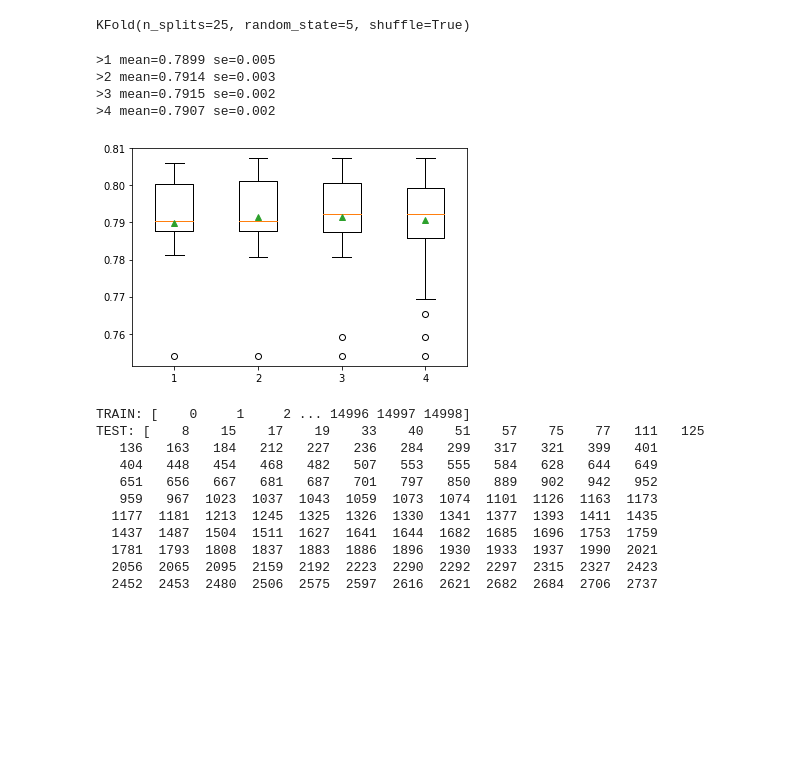
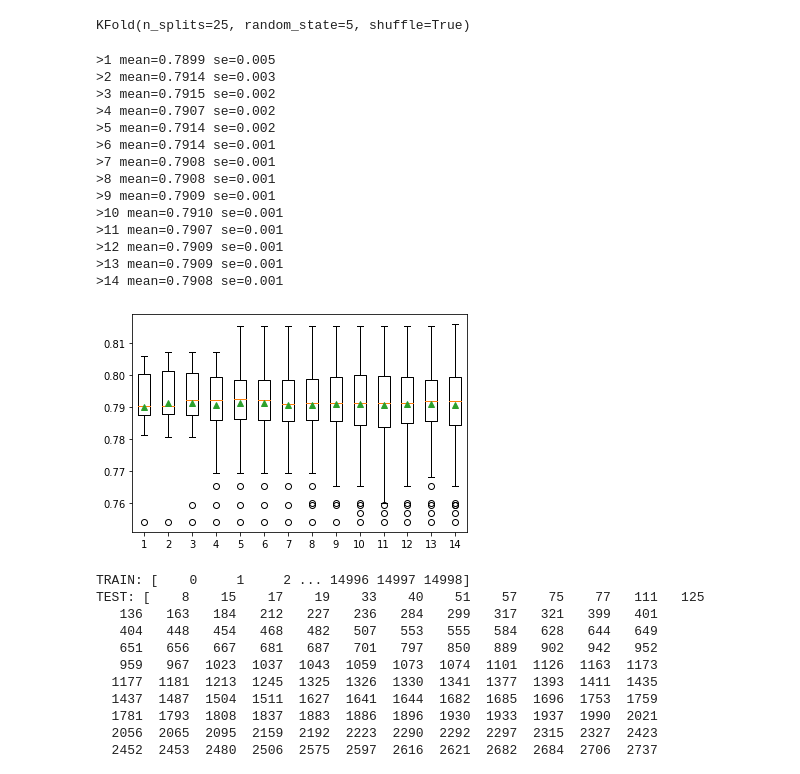
Before and after one commit to amarnathresearch/machinelearning, a Jupyter notebook: logistic/Logistic.ipynb, the cells around one changed output. Drawn from its saved outputs; the diff is of its cells as text; code cells hidden in the pictures; blank space fills up the shorter version.

```diff
--- a/logistic/Logistic.ipynb
+++ b/logistic/Logistic.ipynb
@@ -492,31 +542,41 @@ from sklearn.linear_model import LogisticRegression
 from matplotlib import pyplot
 # %%
 model = LogisticRegression()
-repeats = range(1,5)
+repeats = range(1,15)
 def evaluate_model(x, y, r):
 
     kf = RepeatedKFold(n_splits=10, n_repeats=r, random_state=1)
 
 
     scores = cross_val_score(model, x, y, scoring='accuracy', cv=kf, n_jobs=-1)
     return scores
 
 
 results = list()
 for r in repeats:
     scores = evaluate_model(X, Y, r)
     print('>%d mean=%.4f se=%.3f' % (r, mean(scores), sem(scores)))
 
     results.append(scores)
 
 pyplot.boxplot(results, labels=[str(r) for r in repeats], showmeans=True)
 pyplot.show()
 # %% [output]
 >1 mean=0.7899 se=0.005
 >2 mean=0.7914 se=0.003
 >3 mean=0.7915 se=0.002
 >4 mean=0.7907 se=0.002
+>5 mean=0.7914 se=0.002
+>6 mean=0.7914 se=0.001
+>7 mean=0.7908 se=0.001
+>8 mean=0.7908 se=0.001
+>9 mean=0.7909 se=0.001
+>10 mean=0.7910 se=0.001
+>11 mean=0.7907 se=0.001
+>12 mean=0.7909 se=0.001
+>13 mean=0.7909 se=0.001
+>14 mean=0.7908 se=0.001
-[figure, old version]
+[figure, new version]
 # %%
 # Maximizing precision will minimize the number false positives,
 # whereas maximizing the recall will minimize the number of false negatives.
```
Also changed, not shown: parts of 35 cells of this notebook.
